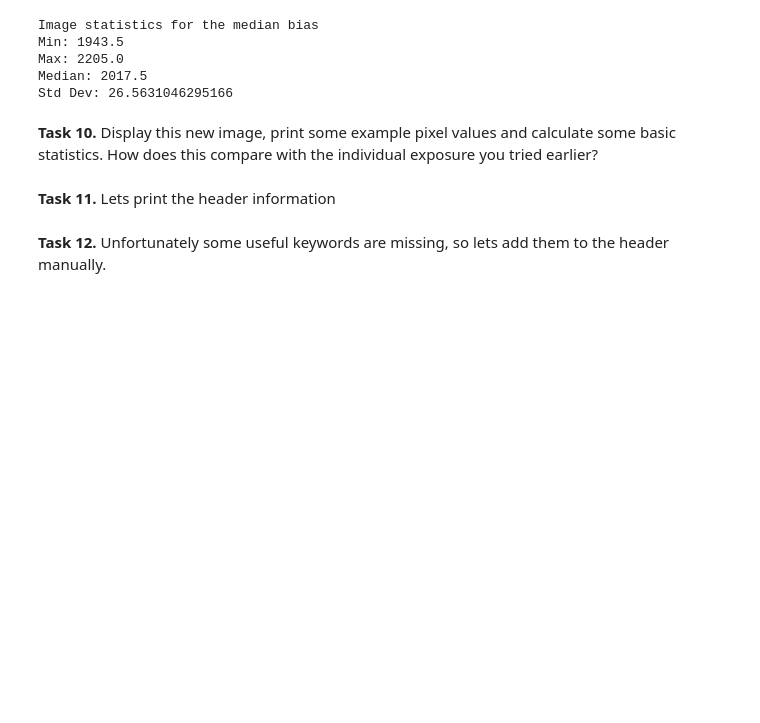
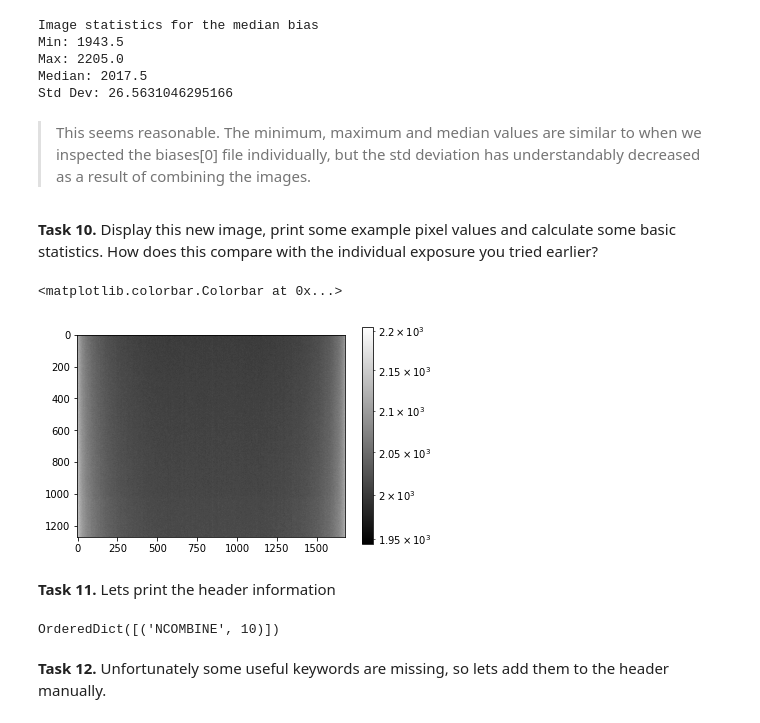
Before and after one commit to cedliang/ASP3231, a Jupyter notebook: Lab_2/ASP3231_Laboratory_2_2021_Basics_of_Reducing_CCD_Images.ipynb, the cells around one changed output. Drawn from its saved outputs; the diff is of its cells as text; code cells hidden in the pictures; blank space fills up the shorter version.

```diff
--- a/Lab_2/ASP3231_Laboratory_2_2021_Basics_of_Reducing_CCD_Images.ipynb
+++ b/Lab_2/ASP3231_Laboratory_2_2021_Basics_of_Reducing_CCD_Images.ipynb
@@ -221,10 +264,23 @@ Min: 1943.5
 Max: 2205.0
 Median: 2017.5
 Std Dev: 26.5631046295166
+# %% [markdown]
+>This seems reasonable. The minimum, maximum and median values are similar to when we inspected the biases[0] file individually, but the std deviation has understandably decreased as a result of combining the images.
 # %% [markdown]
 **Task 10.** Display this new image, print some example pixel values and calculate some basic statistics. How does this compare with the individual exposure you tried earlier?
+# %%
+from matplotlib.colors import LogNorm
+plt.imshow(thisimage, cmap='gray', norm=LogNorm())
+plt.colorbar()
+# %% [output]
+<matplotlib.colorbar.Colorbar at 0x...>
+[figure, added]
 # %% [markdown]
  **Task 11.** Lets print the header information
+# %%
+print(bias_median.header)
+# %% [output]
+OrderedDict([('NCOMBINE', 10)])
 # %% [markdown]
 **Task 12.** Unfortunately some useful keywords are missing, so lets add them to the header manually.
 # %%
```
Also changed, not shown: parts of 48 cells of this notebook, 14 other files.
